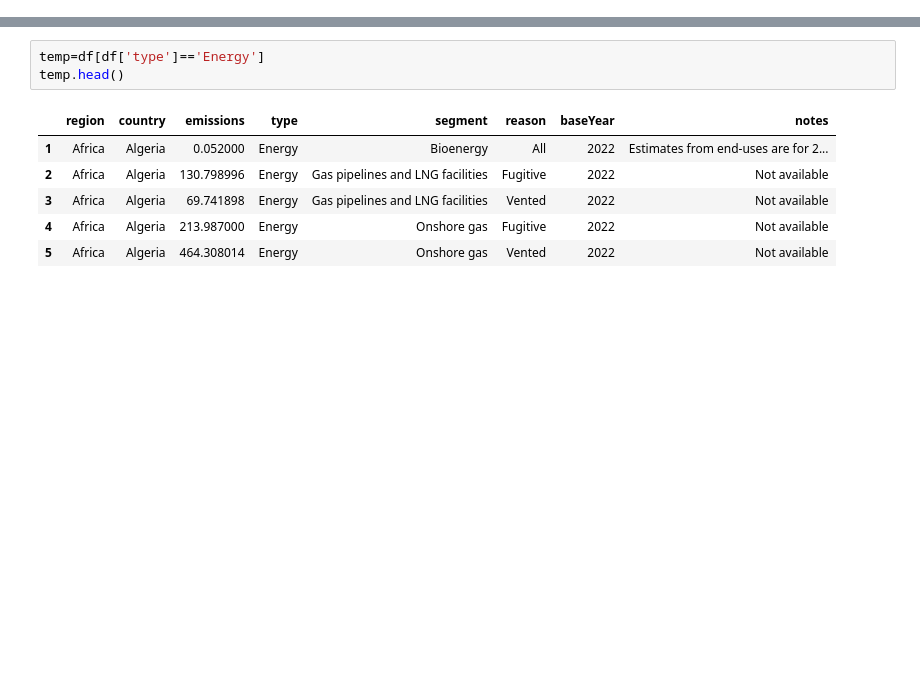
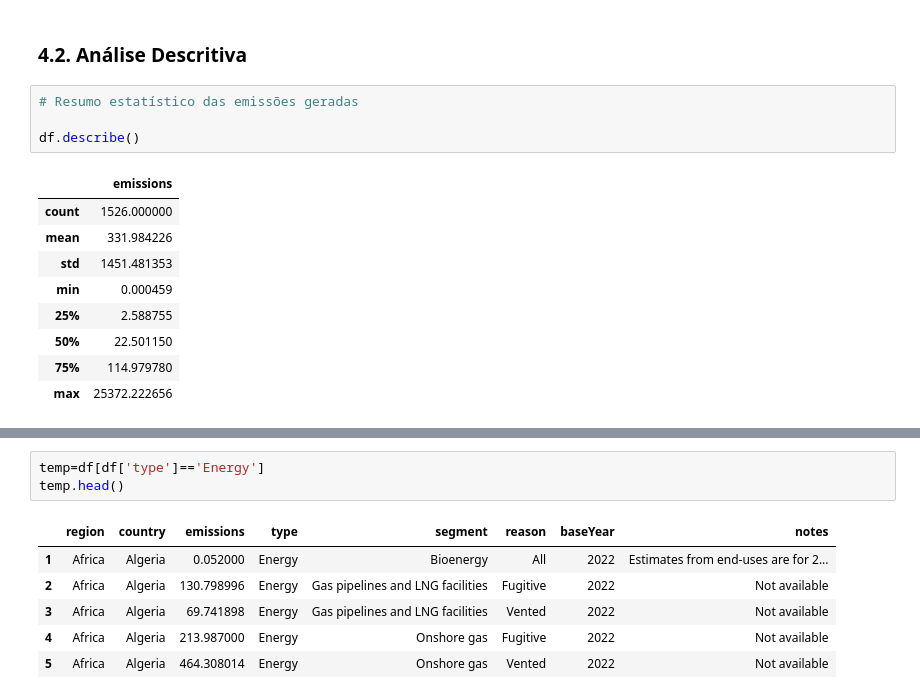
Before and after one commit to simonefmr/global_emissions, a Jupyter notebook: global_emissions.ipynb, the cells around one changed output, grey strips where cells are left out. Cells and saved outputs as stored; diff of their text form; blank space fills up the shorter version.

```diff
--- a/global_emissions.ipynb
+++ b/global_emissions.ipynb
@@ -70,0 +196,16 @@ warnings.filterwarnings('ignore')
+# %% [markdown]
+### **4.2. Análise Descritiva**
+# %%
+# Resumo estatístico das emissões geradas
+
+df.describe()
+# %% [output]
+|  | emissions |
+| count | 1526.000000 |
+| mean | 331.984226 |
+| std | 1451.481353 |
+| min | 0.000459 |
+| 25% | 2.588755 |
+| 50% | 22.501150 |
+| 75% | 114.979780 |
+| max | 25372.222656 |
```
Also changed, not shown: parts of 40 cells of this notebook.
